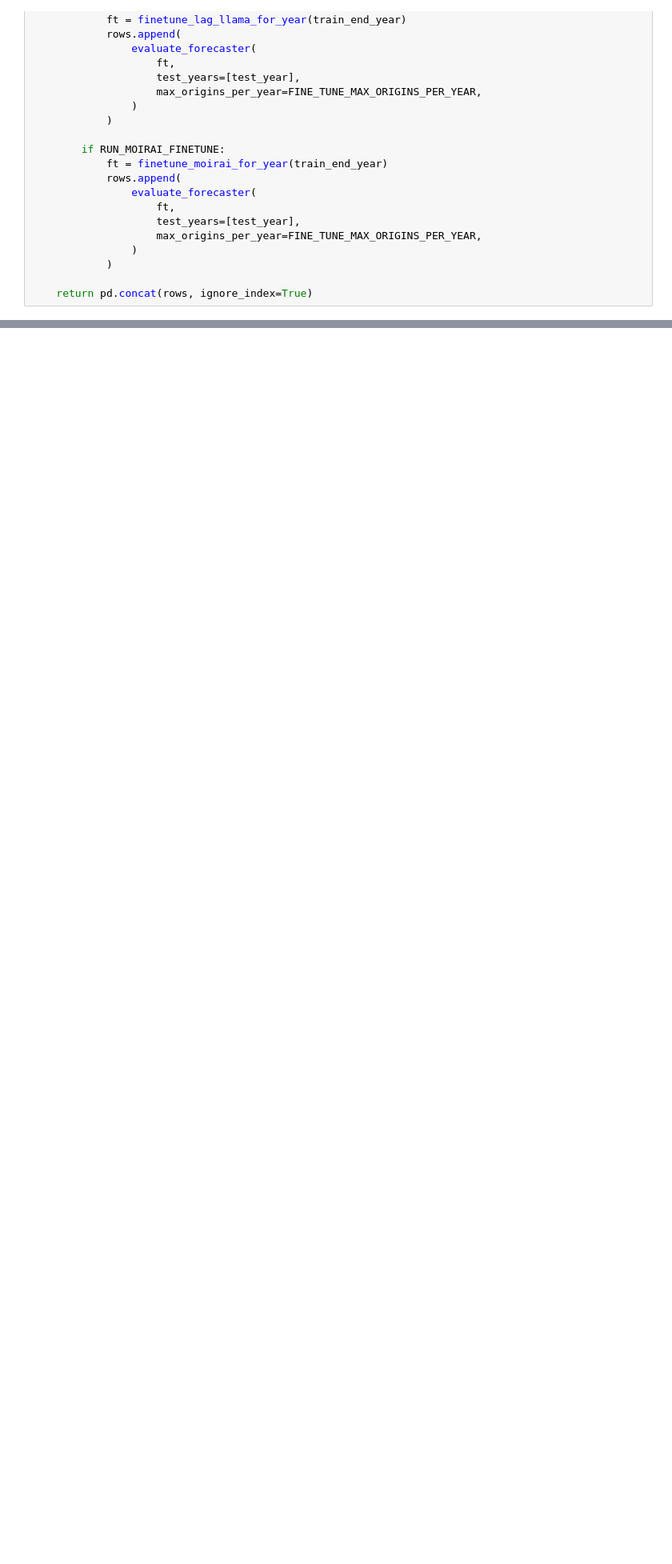
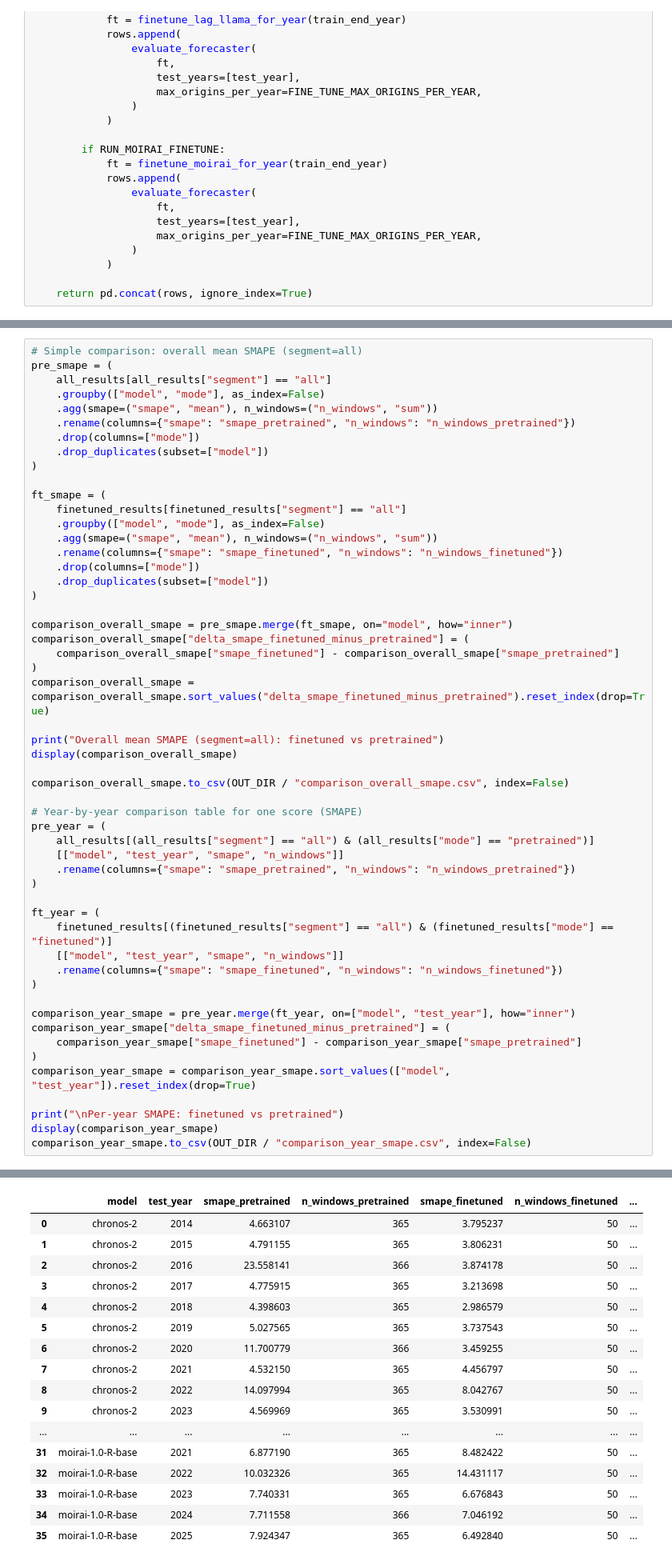
Before and after one commit to SLI0124/diplomovy-projekt, a Jupyter notebook: notebooks/deep_learning.ipynb, the cells around one changed output, grey strips where cells are left out. Shown at 80% size. Saved outputs shown, nothing was run; the diff lists cells and outputs as text; blank space fills up the shorter version.

Commit message:
feat: plots and comparison

```diff
--- a/notebooks/deep_learning.ipynb
+++ b/notebooks/deep_learning.ipynb
@@ -1240,0 +1291,54 @@ Fine-tuned side-by-side (SMAPE) per test year:
+# %%
+# Simple comparison: overall mean SMAPE (segment=all)
+pre_smape = (
+    all_results[all_results["segment"] == "all"]
+    .groupby(["model", "mode"], as_index=False)
+    .agg(smape=("smape", "mean"), n_windows=("n_windows", "sum"))
+    .rename(columns={"smape": "smape_pretrained", "n_windows": "n_windows_pretrained"})
+    .drop(columns=["mode"])
+    .drop_duplicates(subset=["model"])
+)
+
+ft_smape = (
+    finetuned_results[finetuned_results["segment"] == "all"]
+    .groupby(["model", "mode"], as_index=False)
+    .agg(smape=("smape", "mean"), n_windows=("n_windows", "sum"))
+    .rename(columns={"smape": "smape_finetuned", "n_windows": "n_windows_finetuned"})
+    .drop(columns=["mode"])
+    .drop_duplicates(subset=["model"])
+)
+
+comparison_overall_smape = pre_smape.merge(ft_smape, on="model", how="inner")
+comparison_overall_smape["delta_smape_finetuned_minus_pretrained"] = (
+    comparison_overall_smape["smape_finetuned"] - comparison_overall_smape["smape_pretrained"]
+)
+comparison_overall_smape = comparison_overall_smape.sort_values("delta_smape_finetuned_minus_pretrained").reset_index(drop=True)
+
+print("Overall mean SMAPE (segment=all): finetuned vs pretrained")
+display(comparison_overall_smape)
+
+comparison_overall_smape.to_csv(OUT_DIR / "comparison_overall_smape.csv", index=False)
+
+# Year-by-year comparison table for one score (SMAPE)
+pre_year = (
+    all_results[(all_results["segment"] == "all") & (all_results["mode"] == "pretrained")]
+    [["model", "test_year", "smape", "n_windows"]]
+    .rename(columns={"smape": "smape_pretrained", "n_windows": "n_windows_pretrained"})
+)
+
+ft_year = (
+    finetuned_results[(finetuned_results["segment"] == "all") & (finetuned_results["mode"] == "finetuned")]
+    [["model", "test_year", "smape", "n_windows"]]
+    .rename(columns={"smape": "smape_finetuned", "n_windows": "n_windows_finetuned"})
+)
+
+comparison_year_smape = pre_year.merge(ft_year, on=["model", "test_year"], how="inner")
+comparison_year_smape["delta_smape_finetuned_minus_pretrained"] = (
+    comparison_year_smape["smape_finetuned"] - comparison_year_smape["smape_pretrained"]
+)
+comparison_year_smape = comparison_year_smape.sort_values(["model", "test_year"]).reset_index(drop=True)
+
+print("\nPer-year SMAPE: finetuned vs pretrained")
+display(comparison_year_smape)
+comparison_year_smape.to_csv(OUT_DIR / "comparison_year_smape.csv", index=False)
+# %% [output]
@@ -1240,0 +1351,17 @@ Fine-tuned side-by-side (SMAPE) per test year:
+|  | model | test_year | smape_pretrained | n_windows_pretrained | smape_finetuned | n_windows_finetuned | ... |
+| 0 | chronos-2 | 2014 | 4.663107 | 365 | 3.795237 | 50 | ... |
+| 1 | chronos-2 | 2015 | 4.791155 | 365 | 3.806231 | 50 | ... |
+| 2 | chronos-2 | 2016 | 23.558141 | 366 | 3.874178 | 50 | ... |
+| 3 | chronos-2 | 2017 | 4.775915 | 365 | 3.213698 | 50 | ... |
+| 4 | chronos-2 | 2018 | 4.398603 | 365 | 2.986579 | 50 | ... |
+| 5 | chronos-2 | 2019 | 5.027565 | 365 | 3.737543 | 50 | ... |
+| 6 | chronos-2 | 2020 | 11.700779 | 366 | 3.459255 | 50 | ... |
+| 7 | chronos-2 | 2021 | 4.532150 | 365 | 4.456797 | 50 | ... |
+| 8 | chronos-2 | 2022 | 14.097994 | 365 | 8.042767 | 50 | ... |
+| 9 | chronos-2 | 2023 | 4.569969 | 365 | 3.530991 | 50 | ... |
+| ... | ... | ... | ... | ... | ... | ... | ... |
+| 31 | moirai-1.0-R-base | 2021 | 6.877190 | 365 | 8.482422 | 50 | ... |
+| 32 | moirai-1.0-R-base | 2022 | 10.032326 | 365 | 14.431117 | 50 | ... |
+| 33 | moirai-1.0-R-base | 2023 | 7.740331 | 365 | 6.676843 | 50 | ... |
+| 34 | moirai-1.0-R-base | 2024 | 7.711558 | 366 | 7.046192 | 50 | ... |
+| 35 | moirai-1.0-R-base | 2025 | 7.924347 | 365 | 6.492840 | 50 | ... |
```
Also changed, not shown: parts of 12 cells of this notebook.
